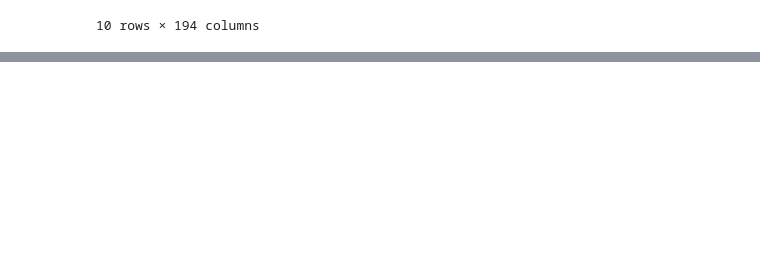
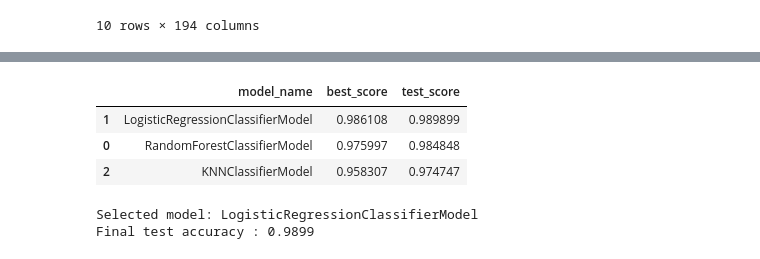
Before and after one commit to imanechadli2003/techniques_apprentissage, a Jupyter notebook: main.ipynb, the cells around one changed output, grey strips where cells are left out. Drawn from its saved outputs; the diff is of its cells as text; code cells hidden in the pictures; blank space fills up the shorter version.

```diff
--- a/main.ipynb
+++ b/main.ipynb
@@ -39,0 +62,69 @@ train_data.head(10)
+# %%
+# Déclaration des modèles de classification
+classifiers = [
+    RandomForestClassifierModel(config.random_state),
+    LogisticRegressionClassifierModel(config.random_state),
+    KNNClassifierModel(config.random_state),
+]
+# %%
+# Déclaration de l'évaluateur des modèles
+evaluator = ModelEvaluator(
+    cv_folds=config.cv_folds,
+    scoring=config.scoring
+)
+# %%
+# Entrainement des modèles de classification
+results = []
+
+for classifier in classifiers:
+    experiment = Experiment(
+        classifier=classifier,
+        evaluator=evaluator
+    )
+
+    results.append(
+        experiment.run(
+            x_train=x_train_processed,
+            y_train=y_train
+        )
+    )
+# %%
+# Affichage des résultats des modèles
+for r in results:
+    r["test_score"] = r["best_estimator"].score(
+        x_test_processed,
+        y_test
+    )
+
+results_df = pd.DataFrame(results)[
+    ["model_name", "best_score", "test_score"]
+].sort_values(
+    by="best_score",
+    ascending=False
+)
+
+results_df
+# %% [output]
+|  | model_name | best_score | test_score |
+| 1 | LogisticRegressionClassifierModel | 0.986108 | 0.989899 |
+| 0 | RandomForestClassifierModel | 0.975997 | 0.984848 |
+| 2 | KNNClassifierModel | 0.958307 | 0.974747 |
+# %%
+# Sélection du meilleur modèle
+best_row = results_df.iloc[0]
+best_model_name = best_row["model_name"]
+
+print(f"Selected model: {best_model_name}")
+print(
+    f"Final test accuracy : "
+    f"{best_row['test_score']:.4f}"
+)
+
+best_model = next(
+    r["best_estimator"]
+    for r in results
+    if r["model_name"] == best_model_name
+)
+# %% [output]
+Selected model: LogisticRegressionClassifierModel
+Final test accuracy : 0.9899
```
Also changed, not shown: parts of 16 cells of this notebook, 18 other files.
